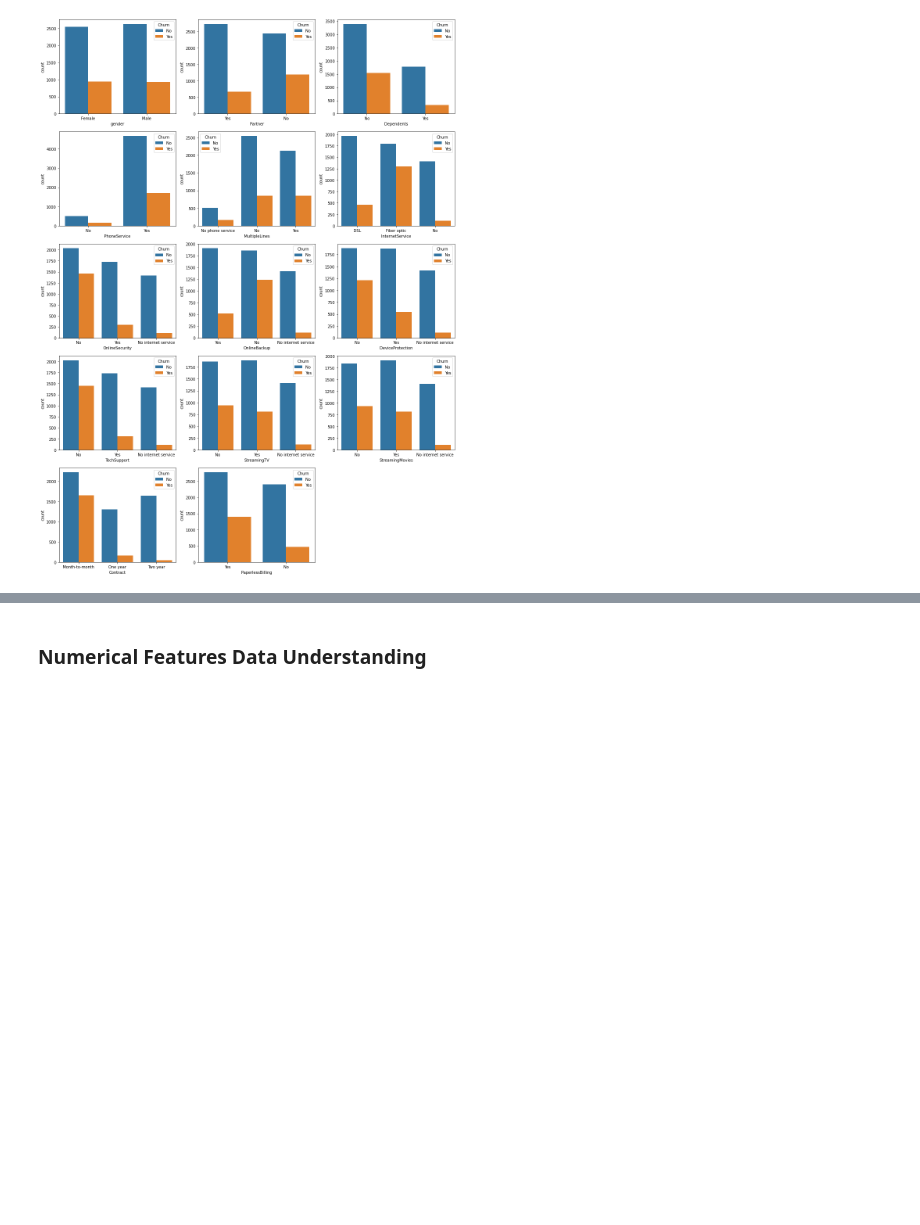
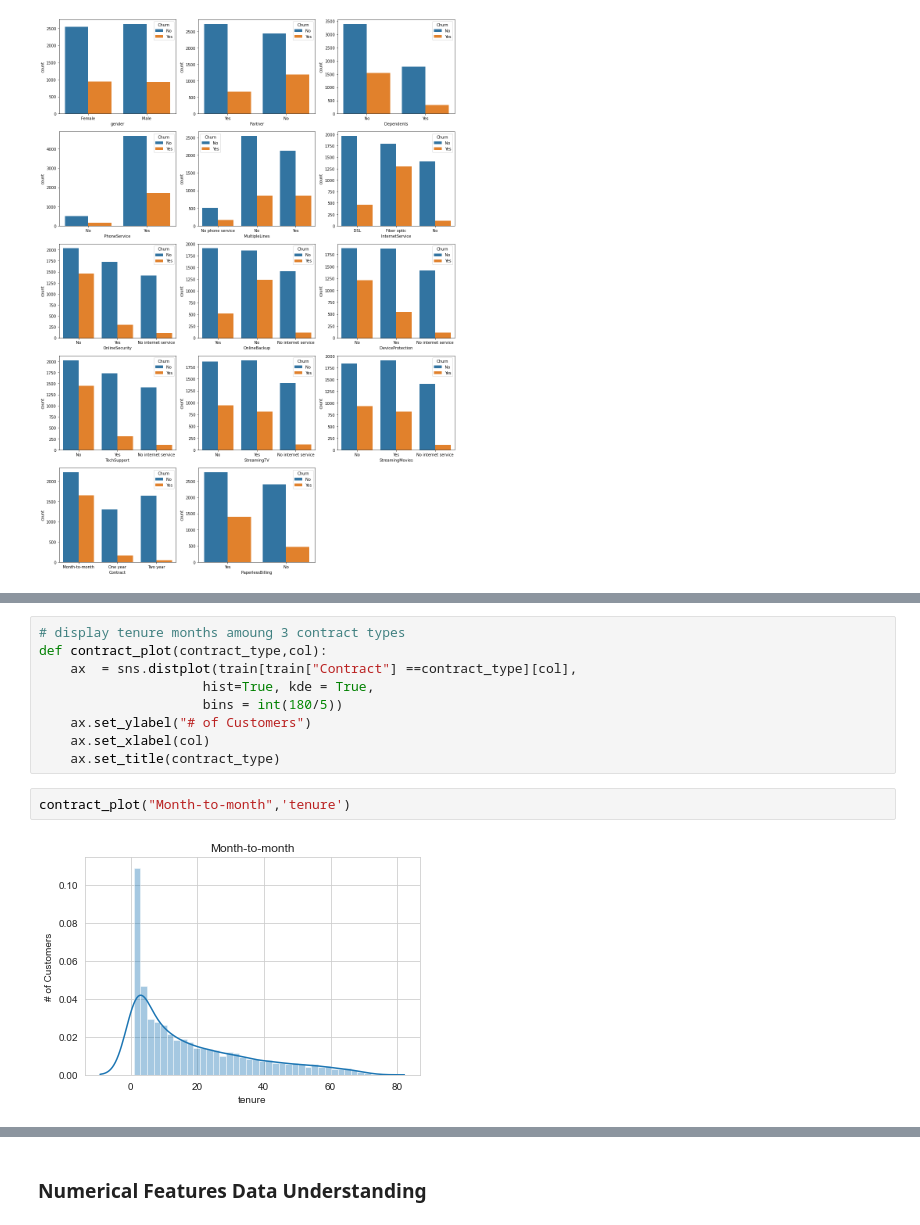
Before and after one commit to weekysui/customer_churn_problem, a Jupyter notebook: customer_churn2/Data understanding.ipynb, the cells around one changed output, grey strips where cells are left out. Drawn from its saved outputs; the diff is of its cells as text; blank space fills up the shorter version.

```diff
--- a/customer_churn2/Data understanding.ipynb
+++ b/customer_churn2/Data understanding.ipynb
@@ -148,0 +148,13 @@ plt.show()
+# %%
+# display tenure months amoung 3 contract types
+def contract_plot(contract_type,col):
+    ax  = sns.distplot(train[train["Contract"] ==contract_type][col],
+                     hist=True, kde = True,
+                     bins = int(180/5))
+    ax.set_ylabel("# of Customers")
+    ax.set_xlabel(col)
+    ax.set_title(contract_type)
+# %%
+contract_plot("Month-to-month",'tenure')
+# %% [output]
+[figure, added]
```
Also changed, not shown: parts of 11 cells of this notebook, 2 other files.
